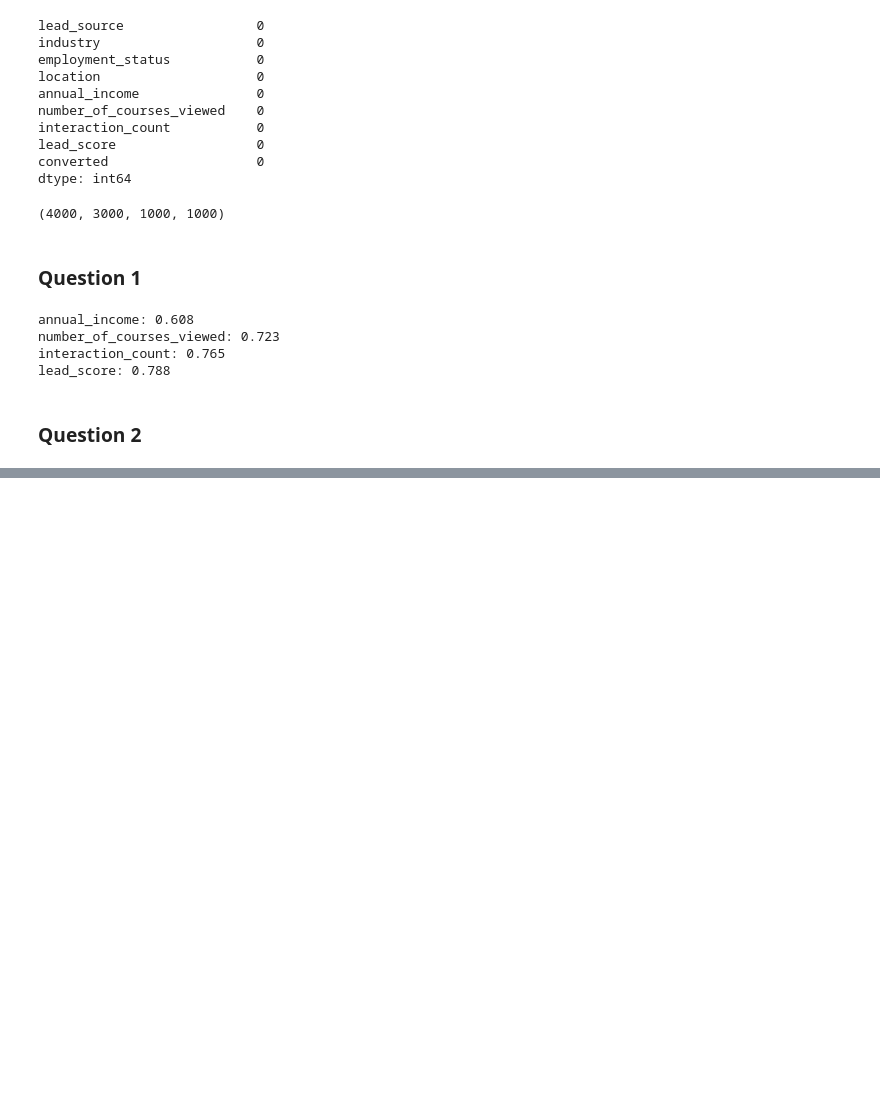
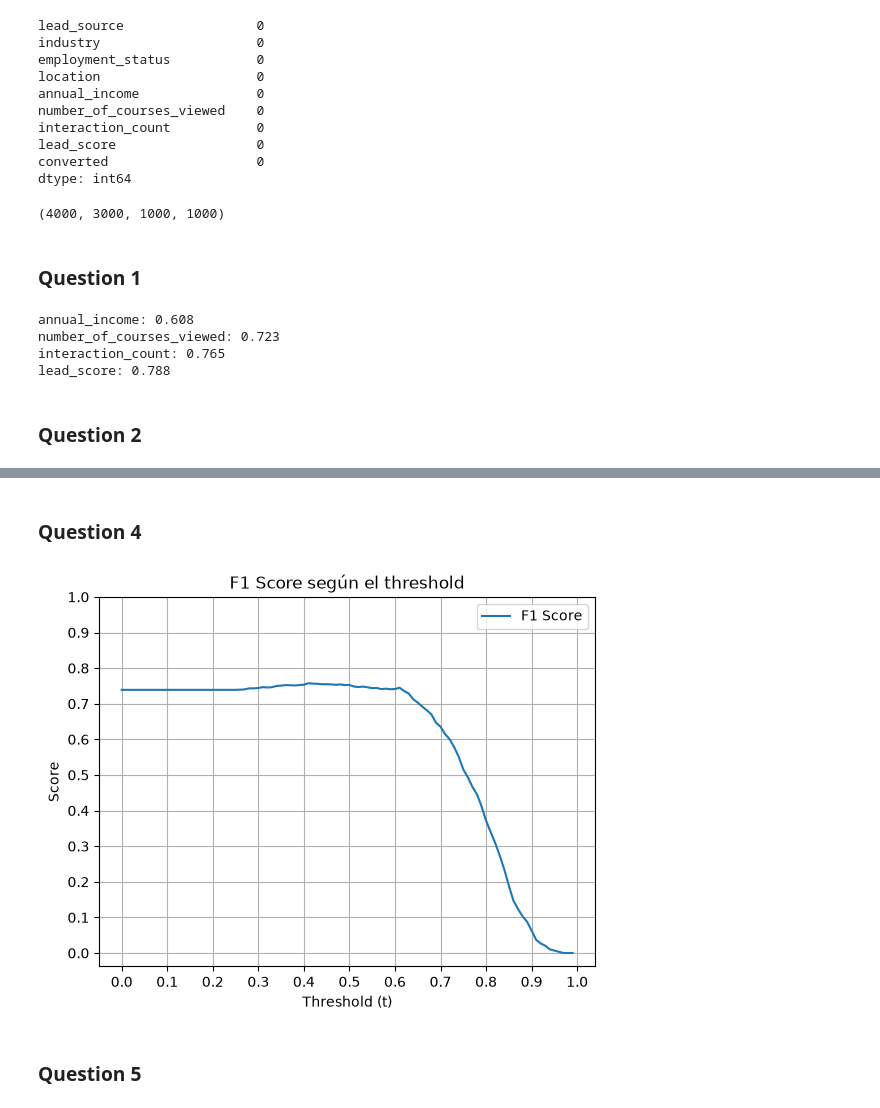
Before and after one commit to dsdrajlin/machine-learning-zoomcamp, a Jupyter notebook: 04-evaluation-homework.ipynb, the cells around one changed output, grey strips where cells are left out. Cells and saved outputs as stored; diff of their text form; code cells hidden in the pictures; blank space fills up the shorter version.

```diff
--- a/04-evaluation-homework.ipynb
+++ b/04-evaluation-homework.ipynb
@@ -120,0 +161,26 @@ ImportError: cannot import name 'DictVectorizer' from 'sklearn.feature_extractio
+# %% [markdown]
+### Question 4
+# %%
+from sklearn.metrics import f1_score
+
+thresholds = np.arange(0.0, 1.0, 0.01)
+
+f1_values = []
+
+for threshold in thresholds:
+    y_pred_binary = y_pred >= threshold
+    f1_values.append(f1_score(y_val, y_pred_binary, zero_division=0))
+
+plt.plot(thresholds, f1_values, label="F1 Score")
+plt.xlabel("Threshold (t)")
+plt.ylabel("Score")
+plt.title("F1 Score según el threshold")
+plt.legend()
+plt.grid(True)
+plt.yticks(np.arange(0, 1.1, 0.1))
+plt.xticks(np.arange(0, 1.1, 0.1))
+plt.show()
+# %% [output]
+[figure, added]
+# %% [markdown]
+### Question 5
```
Also changed, not shown: parts of 6 cells of this notebook.
